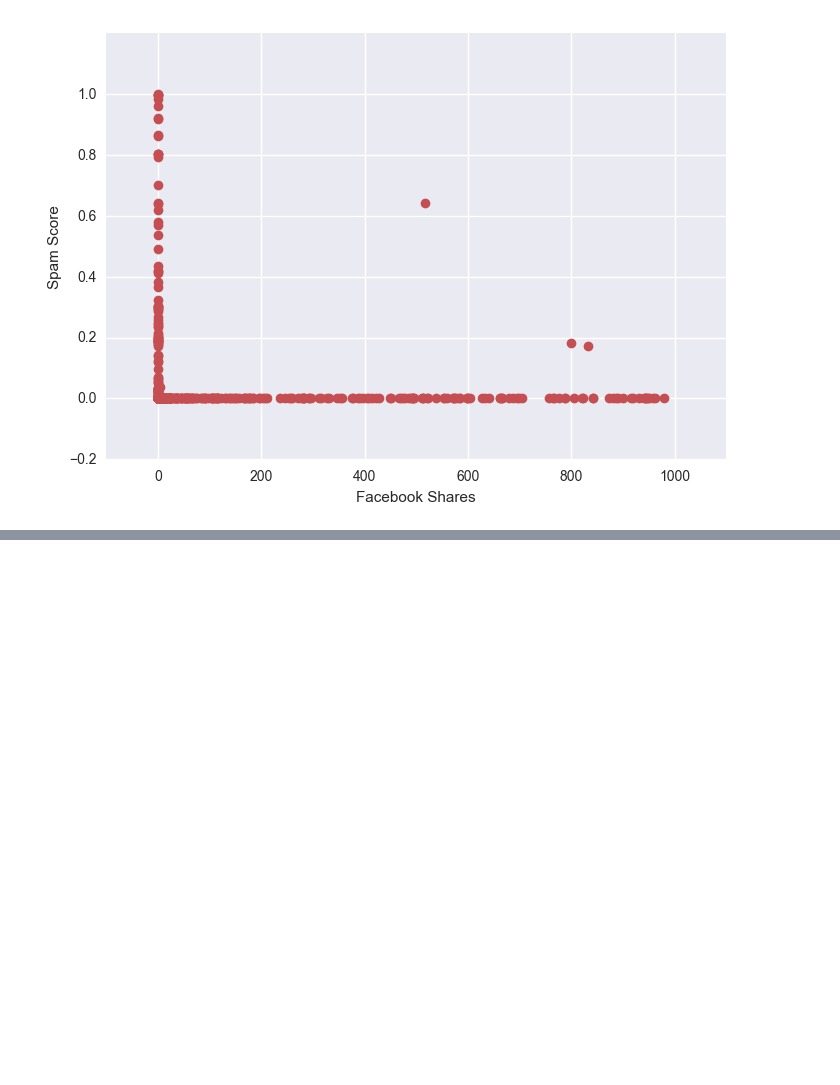
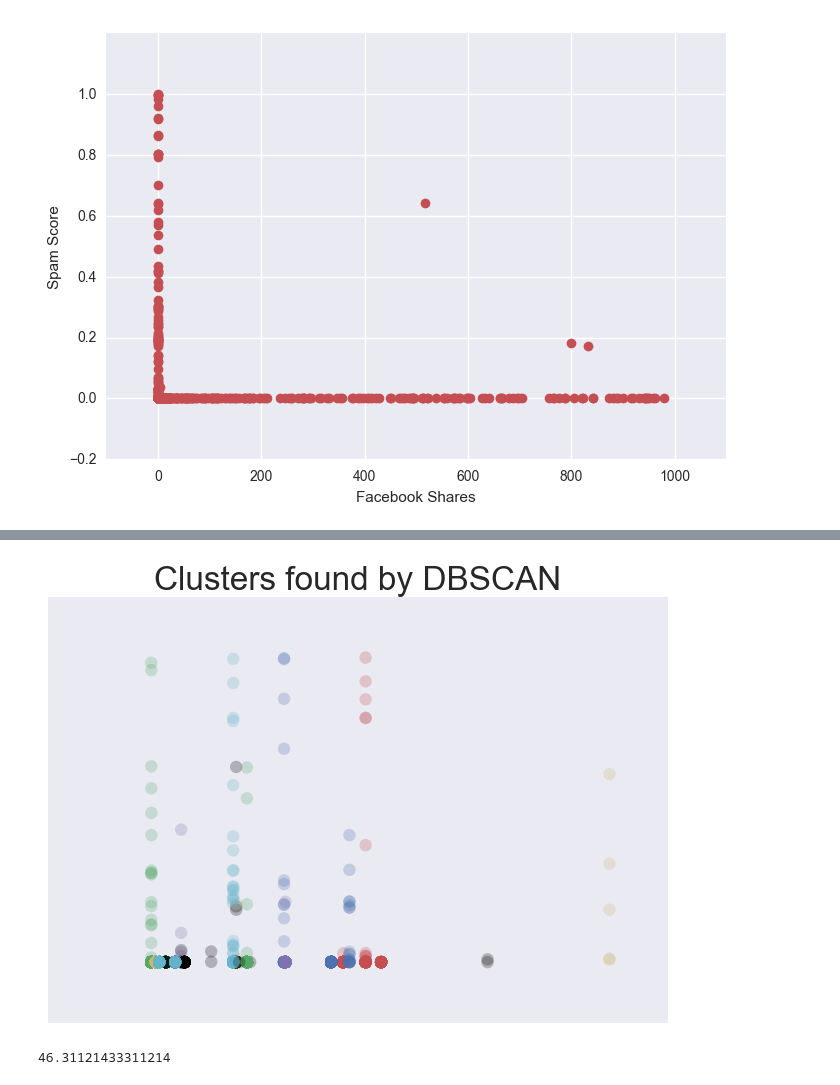
Before and after one commit to cjarmbrust1/cosc4931-introdatascience, a Jupyter notebook: Fake_News.ipynb, the cells around one changed output, grey strips where cells are left out. Saved outputs shown, nothing was run; the diff lists cells and outputs as text; code cells hidden in the pictures; blank space fills up the shorter version.

```diff
--- a/Fake_News.ipynb
+++ b/Fake_News.ipynb
@@ -116,0 +127,53 @@ plt.show()
+# %%
+#m = df_trump_hillary.drop("uuid",1)
+m = df.drop("uuid",1)
+m['domain_rank'].fillna('0', inplace = True)
+m['spam_score'].fillna('0', inplace = True)
+# %%
+m = m.drop("author",1)
+m = m.drop("title",1)
+m = m.drop("text",1)
+m = m.drop("language",1)
+m = m.drop("site_url",1)
+m = m.drop("country",1)
+m = m.drop("main_img_url",1)
+m = m.drop("type",1)
+m = m.drop("thread_title",1)
+m = m.drop("published",1)
+m = m.drop("crawled",1)
+m = m.drop("ord_in_thread",1)
+m = m.drop("comments",1)
+m = m.drop("participants_count",1)
+m = m.drop("replies_count",1)
+m = m.as_matrix()
+# %%
+#function for plotting from class
+def plot_clusters(data, algorithm, args, kwds):
+    labels = algorithm(*args, **kwds).fit_predict(data)
+    palette = sns.color_palette('deep', np.unique(labels).max() + 1)
+    colors = [palette[x] if x >= 0 else (0.0, 0.0, 0.0) for x in labels]
+    plt.scatter(data.T[0], data.T[1], c=colors, **plot_kwds)
+    frame = plt.gca()
+    frame.axes.get_xaxis().set_visible(False)
+    frame.axes.get_yaxis().set_visible(False)
+    plt.title('Clusters found by {}'.format(str(algorithm.__name__)), fontsize=24)
+# %%
+#density based clustering from class
+#DBSCAN
+#group together points with many nearest neighbors
+# no initial cluster specifications; arbitrary shaped clusters; robust to outliers
+# dependence on distance metric and minimum distance threshold
+plot_clusters(m, cluster.DBSCAN, (), {'eps':0.5})
+# %% [output]
+[figure, added]
+# %%
+#label some article as "popular" based on facbeook sharing data
+#get average amount of shares for all articles
+#aything above avg is considered popular
+average = 0
+for i in range(0,len(df)):
+    average = average + df.iloc[i]['shares']
+
+average/len(df)
+# %% [output]
+46.31121433311214
```
Also changed, not shown: parts of 35 cells of this notebook.
